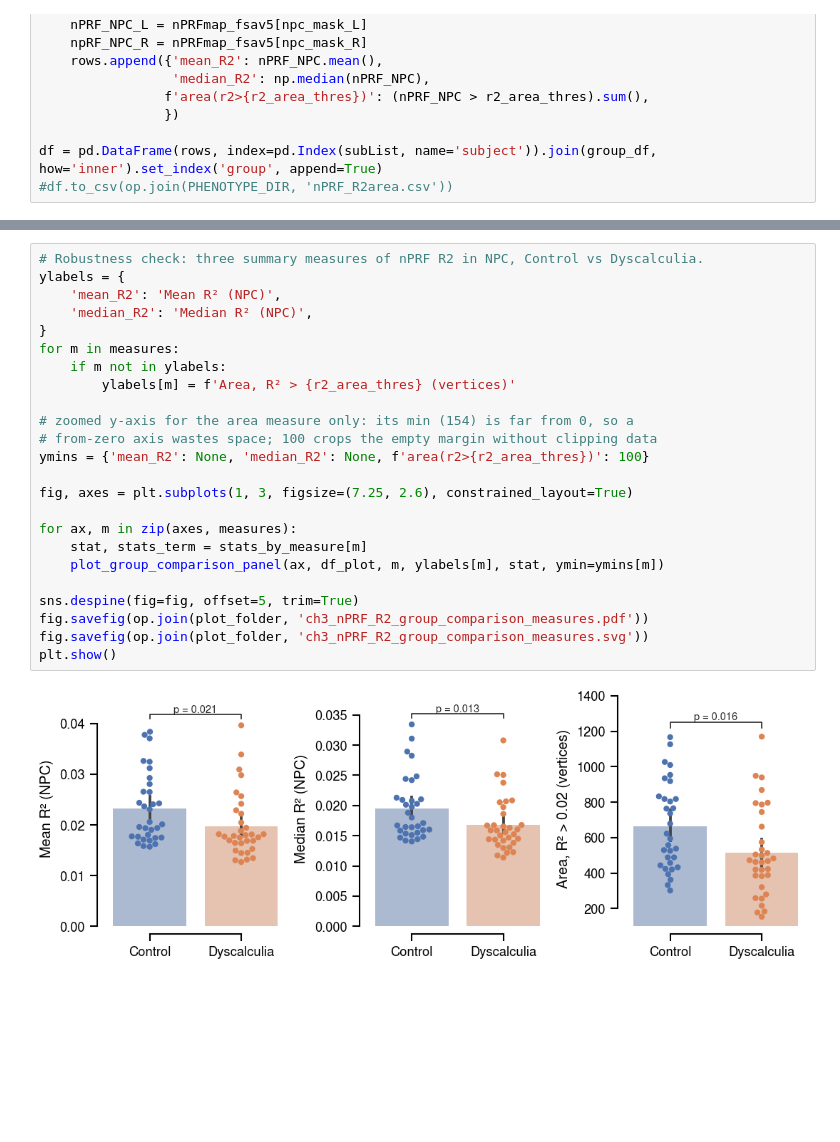
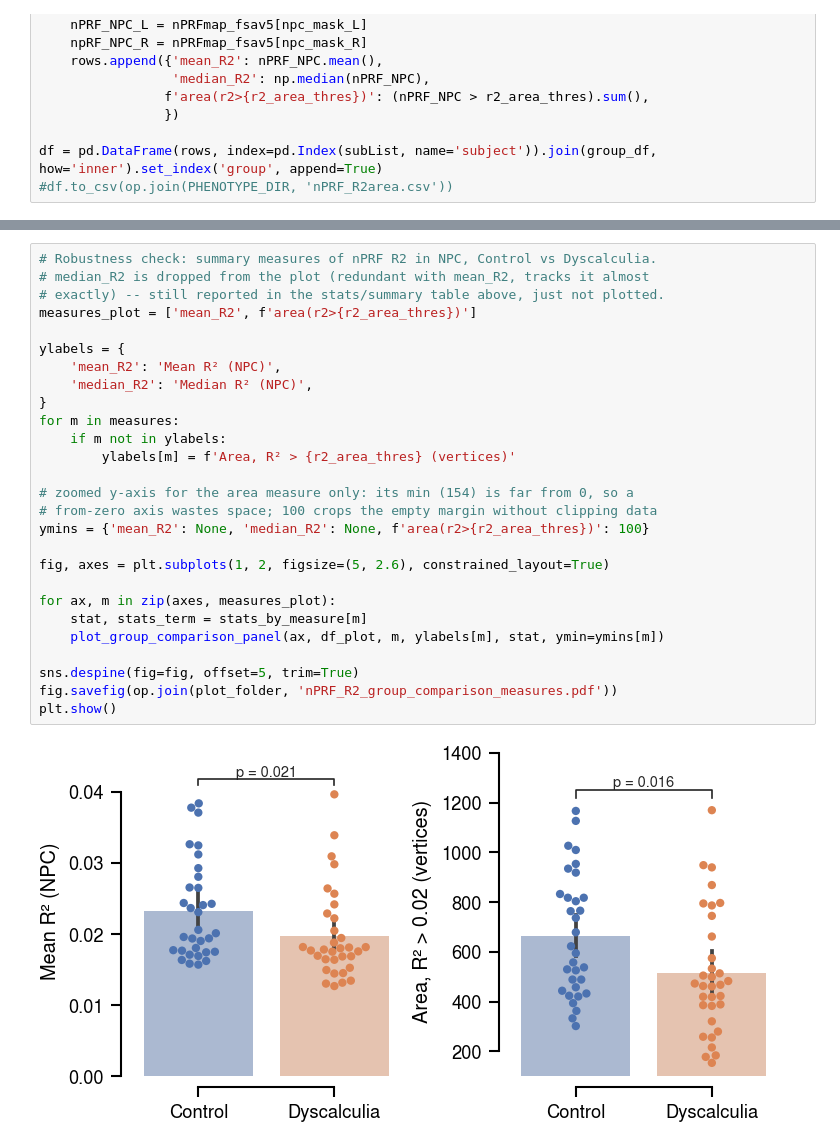
Before and after one commit to mrenke/parietal_patterns, a Jupyter notebook: prep_results/paperDD_neuralFig1.ipynb, the cells around one changed output, grey strips where cells are left out. Cells and saved outputs as stored; diff of their text form; blank space fills up the shorter version.

Commit message:
DD paper, plotting etc.

```diff
--- a/prep_results/paperDD_neuralFig1.ipynb
+++ b/prep_results/paperDD_neuralFig1.ipynb
@@ -154,27 +182,30 @@ area(r2>0.02): t(63) = 2.46, p = 0.016
 # %%
-# Robustness check: three summary measures of nPRF R2 in NPC, Control vs Dyscalculia.
+# Robustness check: summary measures of nPRF R2 in NPC, Control vs Dyscalculia.
+# median_R2 is dropped from the plot (redundant with mean_R2, tracks it almost
+# exactly) -- still reported in the stats/summary table above, just not plotted.
+measures_plot = ['mean_R2', f'area(r2>{r2_area_thres})']
+
 ylabels = {
     'mean_R2': 'Mean R² (NPC)',
     'median_R2': 'Median R² (NPC)',
 }
 for m in measures:
     if m not in ylabels:
         ylabels[m] = f'Area, R² > {r2_area_thres} (vertices)'
 
 # zoomed y-axis for the area measure only: its min (154) is far from 0, so a
 # from-zero axis wastes space; 100 crops the empty margin without clipping data
 ymins = {'mean_R2': None, 'median_R2': None, f'area(r2>{r2_area_thres})': 100}
 
-fig, axes = plt.subplots(1, 3, figsize=(7.25, 2.6), constrained_layout=True)
+fig, axes = plt.subplots(1, 2, figsize=(5, 2.6), constrained_layout=True)
 
-for ax, m in zip(axes, measures):
+for ax, m in zip(axes, measures_plot):
     stat, stats_term = stats_by_measure[m]
     plot_group_comparison_panel(ax, df_plot, m, ylabels[m], stat, ymin=ymins[m])
 
 sns.despine(fig=fig, offset=5, trim=True)
-fig.savefig(op.join(plot_folder, 'ch3_nPRF_R2_group_comparison_measures.pdf'))
-fig.savefig(op.join(plot_folder, 'ch3_nPRF_R2_group_comparison_measures.svg'))
+fig.savefig(op.join(plot_folder, 'nPRF_R2_group_comparison_measures.pdf'))
 plt.show()
 # %% [output]
-[figure, old version]
+[figure, new version]
 # %%
```
Also changed, not shown: parts of 15 cells of this notebook, 3 other files.
